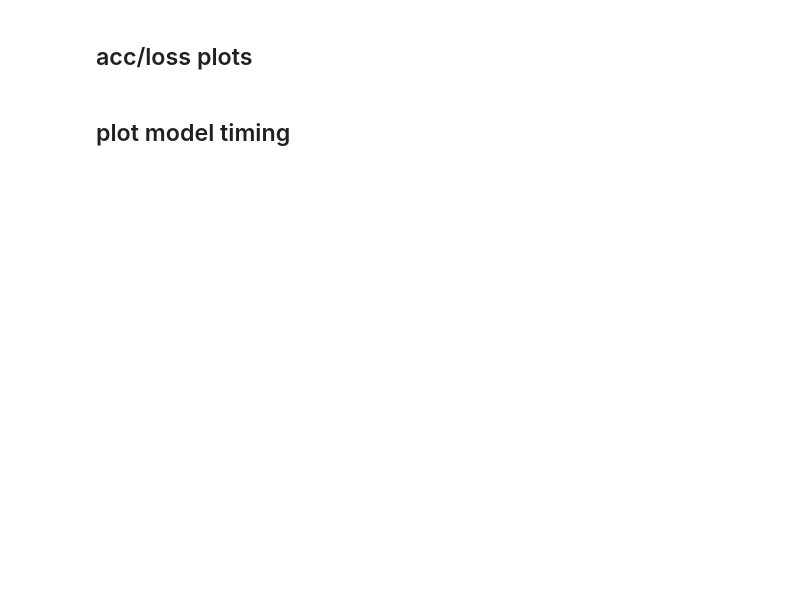
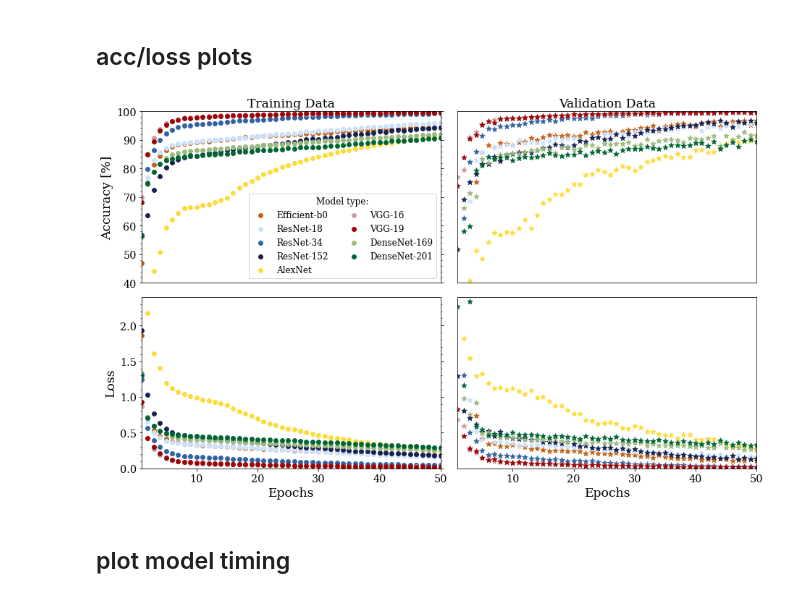
Before and after one commit to vprzybylo/cocpit, a Jupyter notebook: notebooks/make_plots.ipynb, the cells around one changed output. Drawn from its saved outputs; the diff is of its cells as text; code cells hidden in the pictures; blank space fills up the shorter version.

Commit message:
Add hand_labeled_resized_multcampaigns_clean

```diff
--- a/notebooks/make_plots.ipynb
+++ b/notebooks/make_plots.ipynb
@@ -86,4 +101,5 @@ df_train.head()
 # %%
-val_csv = '/data/data/saved_models/no_mask/save_val_acc_loss_e50_bs128_k5_9models.csv'
+val_csv = '/data/data/saved_accuracies/no_mask/save_val_acc_loss_e50_bs128_k5_9models.csv'
 df_val = pd.read_csv(val_csv, names=["Model", "Epoch", "Kfold", "Accuracy", "Loss"])
+df_val.replace(convert_names, inplace=True)
 df_val.head()
@@ -90,29 +113,16 @@ df_val.head()
-# %%
-#rename models for plotting
-model_names = ['efficient', 'resnet18', 'resnet34',
-               'resnet152', 'alexnet', 'vgg16', 'vgg19',
-               'densenet169', 'densenet201']
-new_names = ['Efficient-b0', 'ResNet-18', 'ResNet-34',
-               'ResNet-152', 'AlexNet', 'VGG-16', 'VGG-19',
-               'DenseNet-169', 'DenseNet-201']
-convert_names = {model_names[i]: new_names[i] for i in range(len(new_names))}
-convert_names
 # %%
 colors = {'Efficient-b0': 'k', 'ResNet-18': 'lightblue', 'ResNet-34': 'blue', 'ResNet-152': 'darkblue',
        'AlexNet': 'gold', 'VGG-16': 'red', 'VGG-19': 'darkred', 'DenseNet-169': 'lightgreen',
        'DenseNet-201': 'darkgreen'}
-# colors = {'efficient': 'k', 'resnet18': '#fdbf6f', 'resnet34': '#ff7f00', 'resnet152': '#e31a1c',
-#        'alexnet': '#a880bb', 'vgg16': '#b2df8a', 'vgg19': '#33a02c', 'densenet169': '#a6cee3',
-#        'densenet201': '#1f78b4'}
-#put in order of increasing time
-# color_time = {'resnet18': '#fdbf6f', 'alexnet': '#a880bb', 'resnet34': '#ff7f00',
-#               'efficient': 'k', 'vgg16': '#b2df8a', 'densenet169': '#a6cee3',
-#               'vgg19': '#33a02c', 'densenet201': '#1f78b4', 'resnet152': '#e31a1c'}
-color_time = {'resnet18': 'lightblue', 'alexnet': 'gold', 'resnet34': 'blue',
-             'efficient': 'k', 'vgg16': 'red', 'densenet169': 'lightgreen', 'vgg19': 'darkred',
-             'densenet201': 'darkgreen', 'resnet152': 'darkblue'}
-num_epochs = int(val_csv[51:53])
-kfold = int(val_csv[61:62])
+colors = {'Efficient-b0': '#C76114', 'ResNet-18': '#CAE1FF', 'ResNet-34': '#3063A5', 'ResNet-152': '#162252',
+       'AlexNet': '#FCDC3B', 'VGG-16': '#CD9B9B', 'VGG-19': '#9E0508', 'DenseNet-169': '#9CBA7F',
+       'DenseNet-201': '#006633'}
+# color_time = {'resnet18': 'lightblue', 'alexnet': 'gold', 'resnet34': 'blue',
+#              'efficient': 'k', 'vgg16': 'red', 'densenet169': 'lightgreen', 'vgg19': 'darkred',
+#              'densenet201': 'darkgreen', 'resnet152': 'darkblue'}
+
+num_epochs = int(val_csv[55:57])
+kfold = int(val_csv[65:66])
 num_models = len(model_names)
 # %%
 #reshape data
@@ -132,7 +142,7 @@ ax1 = plt.subplot(2, 2, 1)
 
 for i in range(num_models):
     ax1.scatter(np.arange(1,(num_epochs+1)), [i*100 for i in train_accs[i,:]],
-                c=colors[model_names[i]], marker='o', s=35, label=convert_names[model_names[i]])
+                c=colors[new_names[i]], marker='o', s=35, label=new_names[i])
 plt.ylabel("Accuracy [%]")
 plt.ylim(40,100)
 plt.xlim(1,num_epochs)
@@ -147,8 +157,8 @@ ax1.title.set_text('Training Data')
 #fig = plt.figure(figsize=(20,5))
 ax2 = plt.subplot(2, 2, 2)
 for i in range(num_models):
-    ax2.scatter(np.arange(1,(num_epochs+1)), [i*100 for i in val_accs[i,:]], c=colors[model_names[i]],
-                marker='*', s=55, label=convert_names[model_names[i]])
+    ax2.scatter(np.arange(1,(num_epochs+1)), [i*100 for i in val_accs[i,:]], c=colors[new_names[i]],
+                marker='*', s=55, label=model_names[i])
 plt.ylim(40,100)
 plt.xlim(1,num_epochs)
 #ax2.legend(title='Model type:', loc='best', prop={'size': 10})
@@ -161,35 +171,37 @@ ax2.xaxis.set_tick_params(which='minor', bottom=False)
 ax2.title.set_text('Validation Data')
 
 ax3 = plt.subplot(2, 2, 3)
 for i in range(num_models):
     ax3.scatter(np.arange(1,(num_epochs+1)), [i for i in train_losses[i,:]],
-                c=colors[model_names[i]], marker='o', s=35, label=convert_names[model_names[i]])
+                c=colors[new_names[i]], marker='o', s=35, label=model_names[i])
 plt.xlabel("Epochs")
 plt.ylabel("Loss")
 #ax3.legend(title='Model type:', loc='best', prop={'size': 10})
 plt.ylim(0,2.4)
 plt.xlim(1,num_epochs)
 plt.tight_layout()
 ax3.yaxis.set_ticks_position('both')
 ax3.minorticks_on()
 ax3.tick_params(axis='y', which='minor', direction='out')
 ax3.xaxis.set_tick_params(which='minor', bottom=False)
 
 ax4 = plt.subplot(2, 2, 4)
 for i in range(num_models):
     ax4.scatter(np.arange(1,(num_epochs+1)), [i for i in val_losses[i,:]],
-                c=colors[model_names[i]], marker='*', s=55, label=convert_names[model_names[i]])
+                c=colors[new_names[i]], marker='*', s=55, label=model_names[i])
 plt.xlabel("Epochs")
 #ax4.legend(title='Model type:', loc='best', prop={'size': 10})
 plt.ylim(0,2.4)
 plt.xlim(1,num_epochs)
 ax4.axes.yaxis.set_ticks([])
 plt.tight_layout()
 ax4.yaxis.set_ticks_position('both')
 ax4.minorticks_on()
 ax4.tick_params(axis='y', which='minor', direction='out')
 ax4.xaxis.set_tick_params(which='minor', bottom=False)
 plt.savefig('/data/data/plots/loss_acc_9models_bs128_e50_13classes_avgkfold.pdf')
+# %% [output]
+[figure, added]
 # %% [markdown]
 ## plot model timing
 # %%
```
Also changed, not shown: parts of 20 cells of this notebook, 9 other files.
